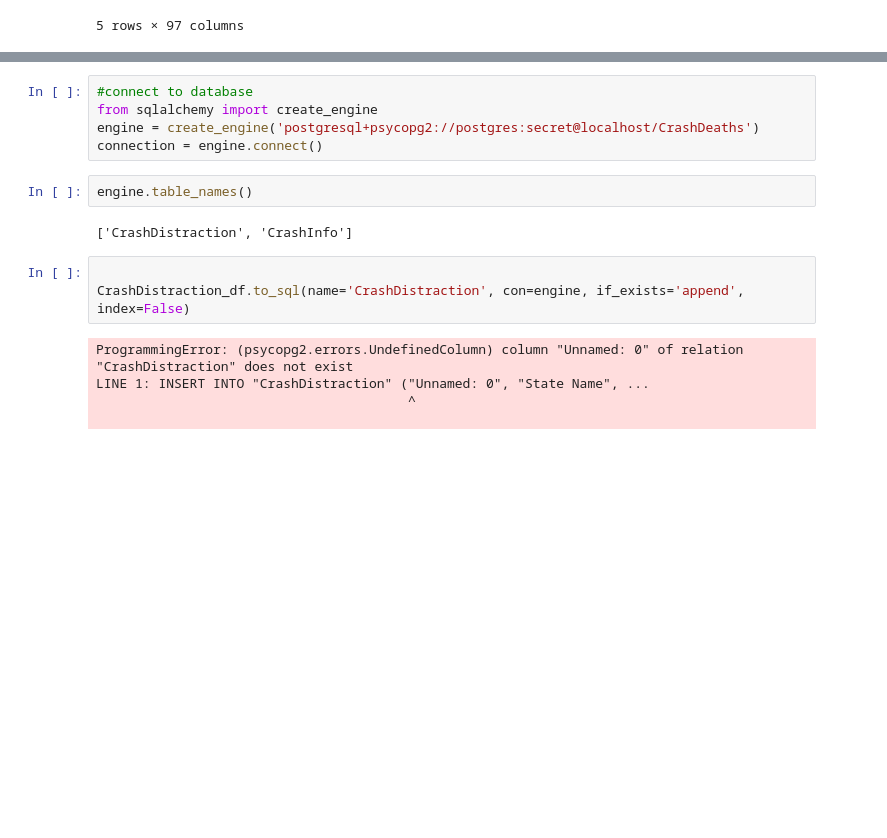
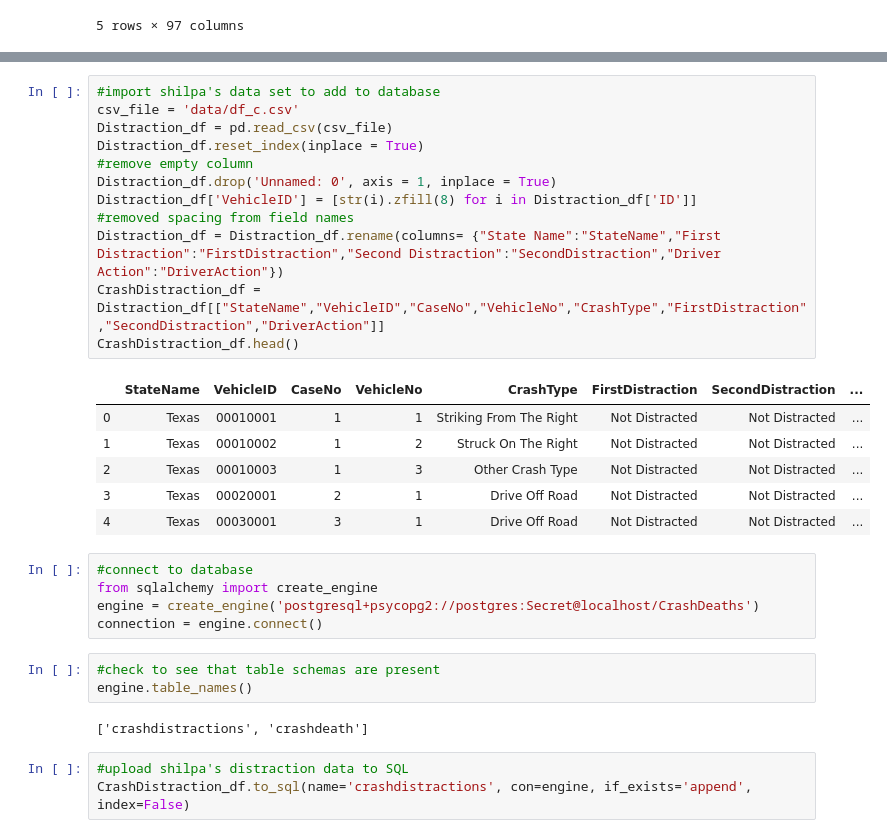
Before and after one commit to LisaCannon/ETL_CrashData, a Jupyter notebook: FARS_data.ipynb, the cells around one changed output, grey strips where cells are left out. Saved outputs shown, nothing was run; the diff lists cells and outputs as text; blank space fills up the shorter version.

```diff
--- a/FARS_data.ipynb
+++ b/FARS_data.ipynb
@@ -132,17 +120,32 @@ CrashDistraction_df.drop('Unnamed: 0', axis = 1)
+# %%
+#import shilpa's data set to add to database
+csv_file = 'data/df_c.csv'
+Distraction_df = pd.read_csv(csv_file)
+Distraction_df.reset_index(inplace = True)
+#remove empty column
+Distraction_df.drop('Unnamed: 0', axis = 1, inplace = True)
+Distraction_df['VehicleID'] = [str(i).zfill(8) for i in Distraction_df['ID']]
+#removed spacing from field names
+Distraction_df = Distraction_df.rename(columns= {"State Name":"StateName","First Distraction":"FirstDistraction","Second Distraction":"SecondDistraction","Driver Action":"DriverAction"})
+CrashDistraction_df = Distraction_df[["StateName","VehicleID","CaseNo","VehicleNo","CrashType","FirstDistraction","SecondDistraction","DriverAction"]]
+CrashDistraction_df.head()
+# %% [output]
+|  | StateName | VehicleID | CaseNo | VehicleNo | CrashType | FirstDistraction | SecondDistraction | ... |
+| 0 | Texas | 00010001 | 1 | 1 | Striking From The Right | Not Distracted | Not Distracted | ... |
+| 1 | Texas | 00010002 | 1 | 2 | Struck On The Right | Not Distracted | Not Distracted | ... |
+| 2 | Texas | 00010003 | 1 | 3 | Other Crash Type | Not Distracted | Not Distracted | ... |
+| 3 | Texas | 00020001 | 2 | 1 | Drive Off Road | Not Distracted | Not Distracted | ... |
+| 4 | Texas | 00030001 | 3 | 1 | Drive Off Road | Not Distracted | Not Distracted | ... |
 # %%
 #connect to database
 from sqlalchemy import create_engine
-engine = create_engine('postgresql+psycopg2://postgres:secret@localhost/CrashDeaths')
+engine = create_engine('postgresql+psycopg2://postgres:Secret@localhost/CrashDeaths')
 connection = engine.connect()
-# %%
-engine.table_names()
-# %% [output]
-['CrashDistraction', 'CrashInfo']
+# %%
+#check to see that table schemas are present
+engine.table_names()
+# %% [output]
+['crashdistractions', 'crashdeath']
 # %%
-
-CrashDistraction_df.to_sql(name='CrashDistraction', con=engine, if_exists='append', index=False)
+#upload shilpa's distraction data to SQL
+CrashDistraction_df.to_sql(name='crashdistractions', con=engine, if_exists='append', index=False)
-# %% [output]
-ProgrammingError: (psycopg2.errors.UndefinedColumn) column "Unnamed: 0" of relation "CrashDistraction" does not exist
-LINE 1: INSERT INTO "CrashDistraction" ("Unnamed: 0", "State Name", ...
-                                        ^
-
```
Also changed, not shown: parts of 12 cells of this notebook, 51 other files.
